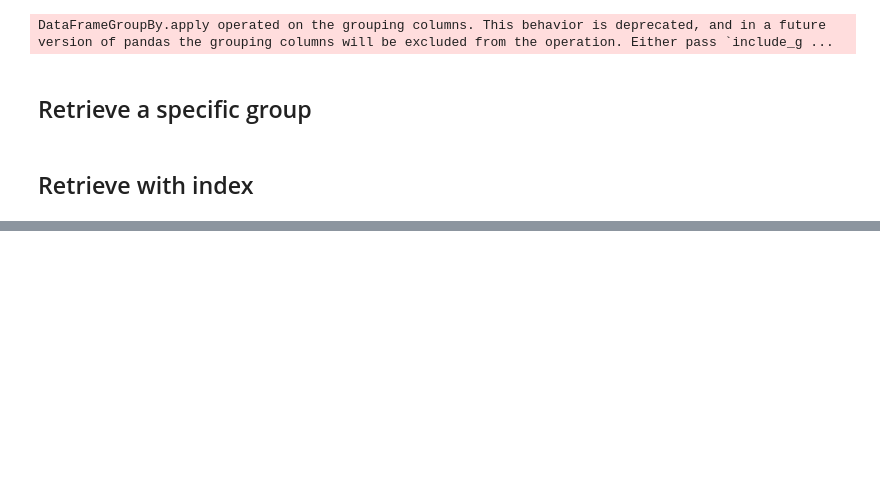
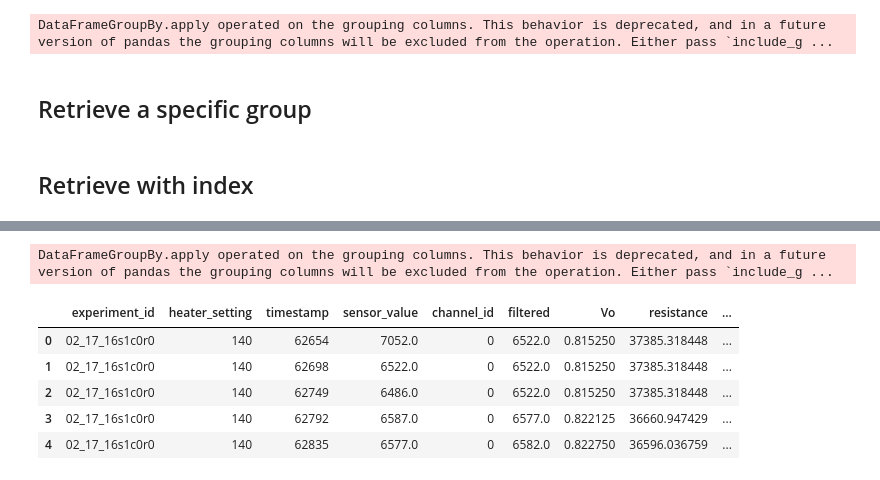
Before and after one commit to gavinlouuu-kpt/uom_explore, a Jupyter notebook: preprocessing/sqlite_data_explore.ipynb, the cells around one changed output, grey strips where cells are left out. Cells and saved outputs as stored; diff of their text form; code cells hidden in the pictures; blank space fills up the shorter version.

```diff
--- a/sqlite_data_explore.ipynb
+++ b/preprocessing/sqlite_data_explore.ipynb
@@ -175,8 +175,8 @@ target_channel = 'sensor_value'
 # apply low pass filter to each group
 def apply_filter(group, order, fs, cutoff, target_channel, window_size):
   # Get the filter coefficients
-#   b, a = butter(order, cutoff / (fs / 2), btype='low', analog=False)
-#   group['filtered'] = filtfilt(b, a, group[group_channel])
+  b, a = butter(order, cutoff / (fs / 2), btype='low', analog=False)
+  group['filtered'] = filtfilt(b, a, group[group_channel])
   group['filtered'] = group[target_channel].rolling(window_size, center=False).median()
   return group
 
@@ -240,0 +334,19 @@ fig.show()
+# %%
+def ratioCalculation(group):
+    # take the first 50 samples of the data as median to be the baseline
+    group['baseline'] = group['resistance'].head(50).median()
+    group['max_reaction_R'] = group['resistance'].min()
+    group['responsivity'] = (group['baseline']/group['max_reaction_R'])-1
+    return group
+
+df_full_feature = df_res.groupby(grouping_channel).apply(ratioCalculation)
+df_full_feature = df_full_feature.reset_index(drop=True)
+df_full_feature.head()
+# %% [output]
+DataFrameGroupBy.apply operated on the grouping columns. This behavior is deprecated, and in a future version of pandas the grouping columns will be excluded from the operation. Either pass `include_g ...
+|  | experiment_id | heater_setting | timestamp | sensor_value | channel_id | filtered | Vo | resistance | ... |
+| 0 | 02_17_16s1c0r0 | 140 | 62654 | 7052.0 | 0 | 6522.0 | 0.815250 | 37385.318448 | ... |
+| 1 | 02_17_16s1c0r0 | 140 | 62698 | 6522.0 | 0 | 6522.0 | 0.815250 | 37385.318448 | ... |
+| 2 | 02_17_16s1c0r0 | 140 | 62749 | 6486.0 | 0 | 6522.0 | 0.815250 | 37385.318448 | ... |
+| 3 | 02_17_16s1c0r0 | 140 | 62792 | 6587.0 | 0 | 6577.0 | 0.822125 | 36660.947429 | ... |
+| 4 | 02_17_16s1c0r0 | 140 | 62835 | 6577.0 | 0 | 6582.0 | 0.822750 | 36596.036759 | ... |
```
Also changed, not shown: parts of 11 cells of this notebook, 4 other files.
